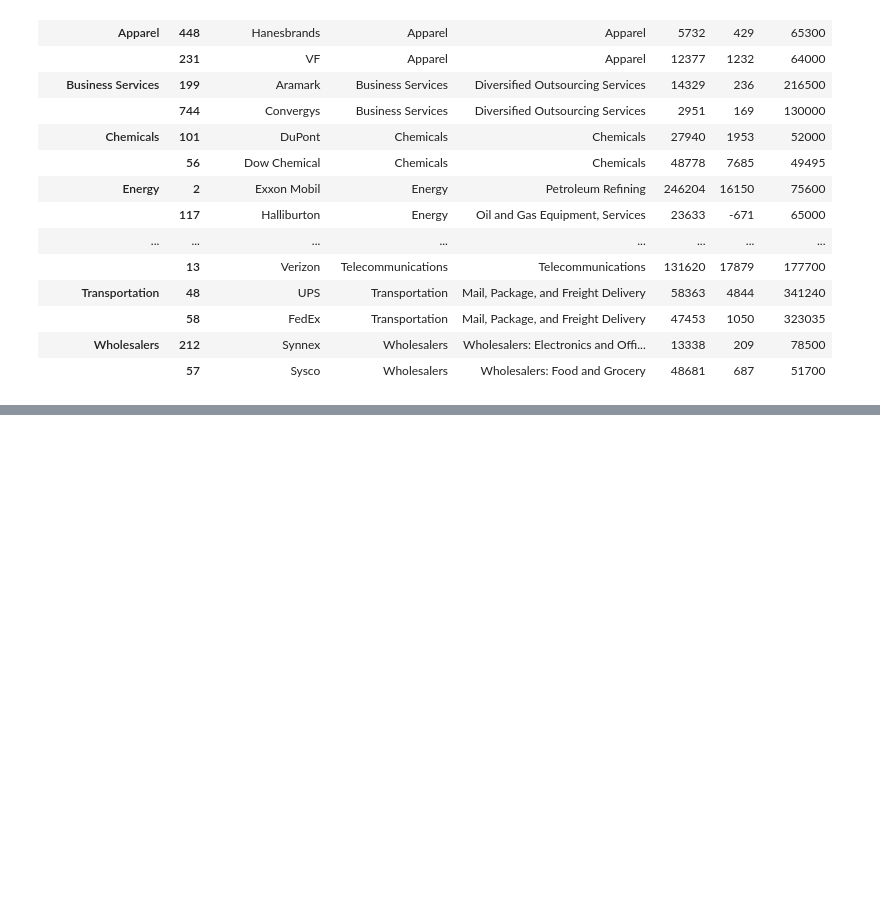
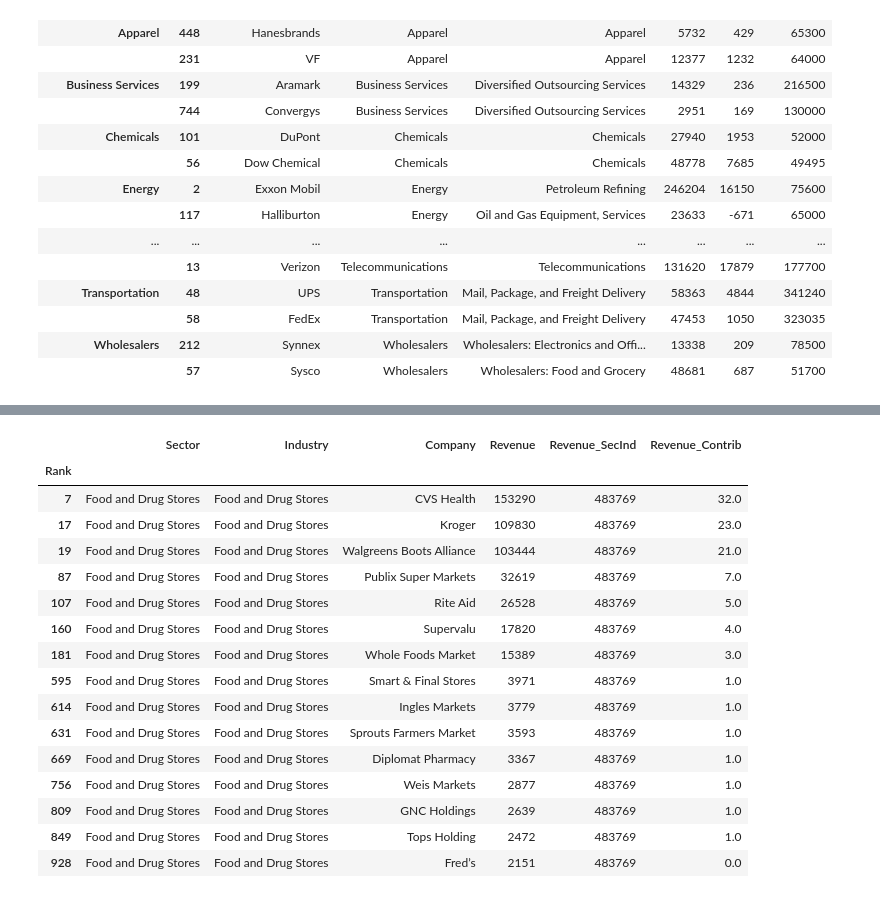
Before and after one commit to Lucas01iveira/Data-Engineering, a Jupyter notebook: Data Analysis with Pandas and Python/materials/pandas/Incomplete/09 - The GroupBy Object.ipynb, the cells around one changed output, grey strips where cells are left out. Saved outputs shown, nothing was run; the diff lists cells and outputs as text; code cells hidden in the pictures; blank space fills up the shorter version.

Commit message:
pandas groupby method review exercises

```diff
--- a/Data Analysis with Pandas and Python/materials/pandas/Incomplete/09 - The GroupBy Object.ipynb
+++ b/Data Analysis with Pandas and Python/materials/pandas/Incomplete/09 - The GroupBy Object.ipynb
@@ -387,0 +403,5 @@ sectors.apply(lambda nested_df: nested_df.nlargest(2, 'Employees')) # since "eac
+# %%
+fortune= pd.read_csv('fortune1000.csv', index_col='Rank')
+fortune.sort_index(inplace= True)
+
+fortune.head()
@@ -387,0 +492,29 @@ sectors.apply(lambda nested_df: nested_df.nlargest(2, 'Employees')) # since "eac
+# %%
+#5) Calculate the percentage contribution of each industry's total revenue to the overall revenue of its sector.
+total_revenue_by_sector_industry= fortune.groupby('Sector')['Revenue'].sum()
+
+fortune['Revenue_SecInd']= fortune.apply(lambda row: total_revenue_by_sector_industry.loc[row['Sector']], axis= 'columns')
+fortune['Revenue_Contrib']= fortune.apply(lambda row: round(row['Revenue']/total_revenue_by_sector_industry.loc[row['Sector']],2)*100, axis= 'columns')
+
+fortune.loc[ fortune['Sector'] == 'Food and Drug Stores' ][
+    ['Sector', 'Industry', 'Company', 'Revenue', 'Revenue_SecInd', 'Revenue_Contrib']
+]\
+    .sort_values(by=['Sector', 'Industry'])
+# %% [output]
+|  | Sector | Industry | Company | Revenue | Revenue_SecInd | Revenue_Contrib |
+| Rank |  |  |  |  |  |  |
+| 7 | Food and Drug Stores | Food and Drug Stores | CVS Health | 153290 | 483769 | 32.0 |
+| 17 | Food and Drug Stores | Food and Drug Stores | Kroger | 109830 | 483769 | 23.0 |
+| 19 | Food and Drug Stores | Food and Drug Stores | Walgreens Boots Alliance | 103444 | 483769 | 21.0 |
+| 87 | Food and Drug Stores | Food and Drug Stores | Publix Super Markets | 32619 | 483769 | 7.0 |
+| 107 | Food and Drug Stores | Food and Drug Stores | Rite Aid | 26528 | 483769 | 5.0 |
+| 160 | Food and Drug Stores | Food and Drug Stores | Supervalu | 17820 | 483769 | 4.0 |
+| 181 | Food and Drug Stores | Food and Drug Stores | Whole Foods Market | 15389 | 483769 | 3.0 |
+| 595 | Food and Drug Stores | Food and Drug Stores | Smart & Final Stores | 3971 | 483769 | 1.0 |
+| 614 | Food and Drug Stores | Food and Drug Stores | Ingles Markets | 3779 | 483769 | 1.0 |
+| 631 | Food and Drug Stores | Food and Drug Stores | Sprouts Farmers Market | 3593 | 483769 | 1.0 |
+| 669 | Food and Drug Stores | Food and Drug Stores | Diplomat Pharmacy | 3367 | 483769 | 1.0 |
+| 756 | Food and Drug Stores | Food and Drug Stores | Weis Markets | 2877 | 483769 | 1.0 |
+| 809 | Food and Drug Stores | Food and Drug Stores | GNC Holdings | 2639 | 483769 | 1.0 |
+| 849 | Food and Drug Stores | Food and Drug Stores | Tops Holding | 2472 | 483769 | 1.0 |
+| 928 | Food and Drug Stores | Food and Drug Stores | Fred’s | 2151 | 483769 | 0.0 |
```
Also changed, not shown: parts of 16 cells of this notebook.
